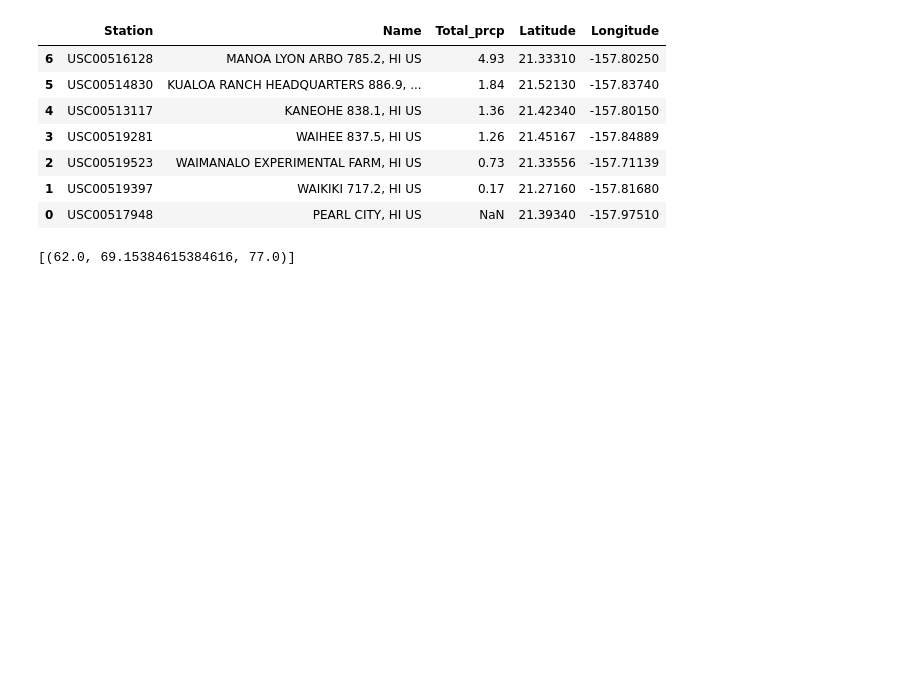
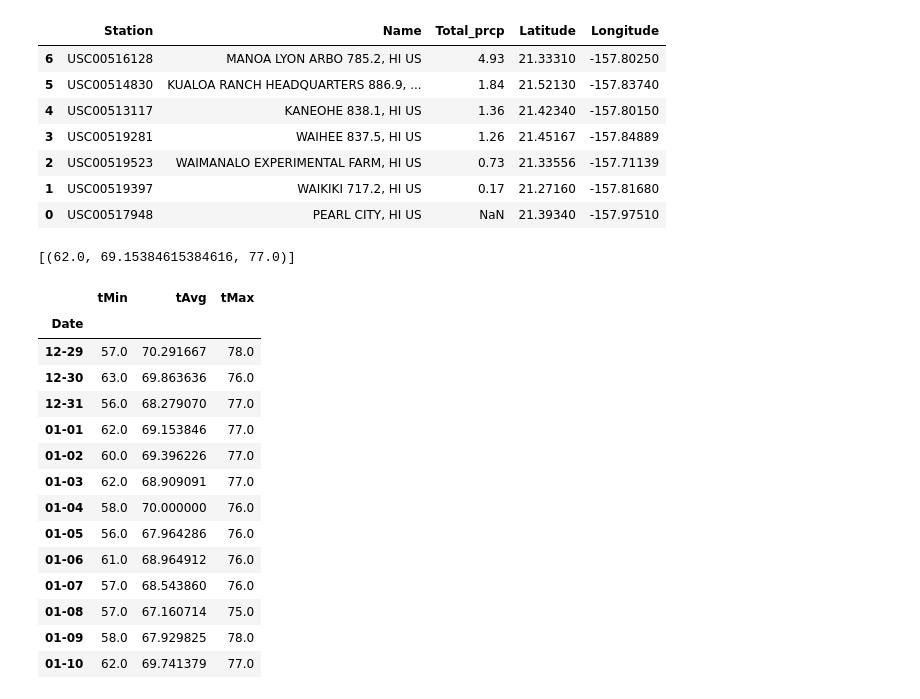
Before and after one commit to tylerspck/sqlalchemy-challenge, a Jupyter notebook: climate_starter.ipynb, the cells around one changed output. Cells and saved outputs as stored; diff of their text form; code cells hidden in the pictures; blank space fills up the shorter version.

```diff
--- a/climate_starter.ipynb
+++ b/climate_starter.ipynb
@@ -283,14 +282,41 @@ daily_normals("01-01")
 # calculate the daily normals for your trip
 # push each tuple of calculations into a list called `normals`
 
-# Set the start and end date of the trip
-
 # Use the start and end date to create a range of dates
+Vacation_Range = pd.date_range(start=start_date, end=end_date, freq='D')
 
 # Stip off the year and save a list of %m-%d strings
-
+Vacation_Range = Vacation_Range.strftime('%m-%d')
 # Loop through the list of %m-%d strings and calculate the normals for each date
+Daily_Trip_Norms =[]
+for day in Vacation_Range:
+    norms = daily_normals(day)
+    norms_dict = {}
+    norms_dict['tMin'] = norms[0][0]
+    norms_dict['tAvg'] = norms[0][1]
+    norms_dict['tMax'] = norms[0][2]
+    Daily_Trip_Norms.append(norms_dict)
 # %%
 # Load the previous query results into a Pandas DataFrame and add the `trip_dates` range as the `date` index
+Trip_Norms_DF = pd.DataFrame(Daily_Trip_Norms)
+Trip_Norms_DF['Date'] = Vacation_Range
+Trip_Norms_DF.set_index('Date', inplace=True)
+Trip_Norms_DF
+# %% [output]
+|  | tMin | tAvg | tMax |
+| Date |  |  |  |
+| 12-29 | 57.0 | 70.291667 | 78.0 |
+| 12-30 | 63.0 | 69.863636 | 76.0 |
+| 12-31 | 56.0 | 68.279070 | 77.0 |
+| 01-01 | 62.0 | 69.153846 | 77.0 |
+| 01-02 | 60.0 | 69.396226 | 77.0 |
+| 01-03 | 62.0 | 68.909091 | 77.0 |
+| 01-04 | 58.0 | 70.000000 | 76.0 |
+| 01-05 | 56.0 | 67.964286 | 76.0 |
+| 01-06 | 61.0 | 68.964912 | 76.0 |
+| 01-07 | 57.0 | 68.543860 | 76.0 |
+| 01-08 | 57.0 | 67.160714 | 75.0 |
+| 01-09 | 58.0 | 67.929825 | 78.0 |
+| 01-10 | 62.0 | 69.741379 | 77.0 |
 # %%
 # Plot the daily normals as an area plot with `stacked=False`
```
Also changed, not shown: parts of 2 cells of this notebook, 1 other file.
